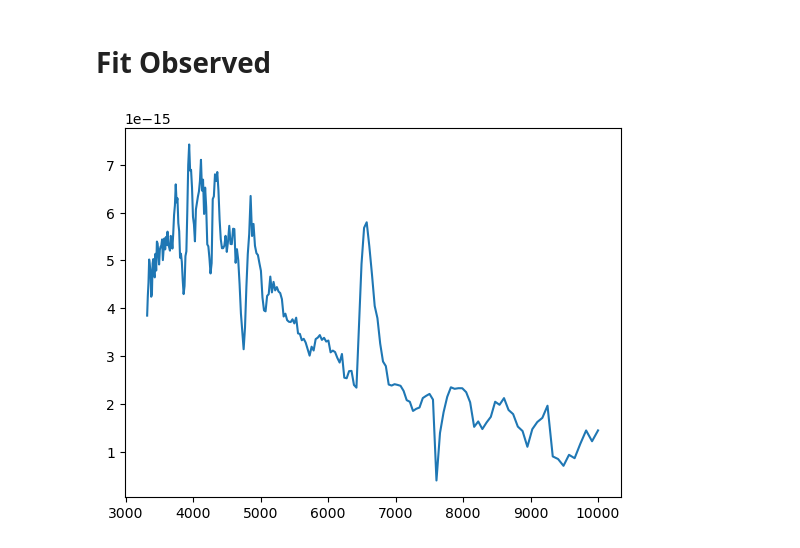
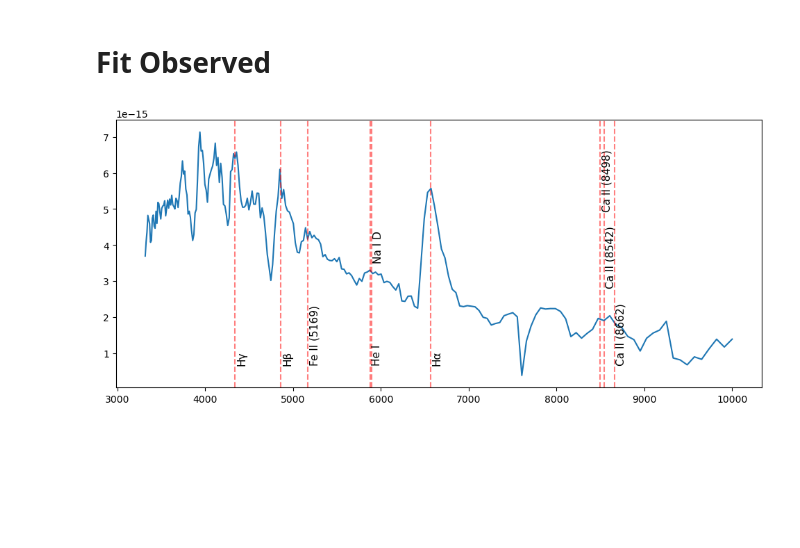
Before and after one commit to MichaelLukaszyk/iip-emulator, a Jupyter notebook: interpolator/interp.ipynb, the cells around one changed output. Cells and saved outputs as stored; diff of their text form; code cells hidden in the pictures; blank space fills up the shorter version.

```diff
--- a/interpolator/interp.ipynb
+++ b/interpolator/interp.ipynb
@@ -16,17 +16,17 @@ def show_active():
 
 folder_path_win = os.path.dirname('C:/Users/mikel/Desktop/grid_output/')
 folder_path_wsl = os.path.dirname('/mnt/c/Users/mikel/Desktop/grid_output/')
-folder_path = folder_path_win
+folder_path = folder_path_wsl
 runs_path = os.path.join(folder_path, '2020jfo.log')
 param_names = ['log_lsun', 't_exp', 't_inner', 'v_start']
-limits = [(8, 10.5), (11, 15), (11800, 15800), (5800, 6600)]
+limits = [(np.min(X[name]), np.max(X[name])) for name in param_names]
 
 # Read data
 runs_df = pd.read_json(runs_path, lines=True)
 wav = None
 seds = []
 for run in runs_df.itertuples():
-    sed_df = pd.read_csv(os.path.join(folder_path, run.id + '_sed.csv'))
+    sed_df = pd.read_csv(os.path.join(folder_path, str(run.id) + '_sed.csv'))
     seds.append(sed_df['L_density'].values)
     if wav is None:
         wav = sed_df['wavelength'].values
@@ -206,49 +206,75 @@ plt.show()
 from scipy.interpolate import interp1d
 obs_df = pd.read_csv('2020jfo-FLOYDS-S-2020-05-19.csv', comment='#')
 y_obs = interp1d(obs_df['wavelength'], obs_df['flux'], bounds_error=False)(wav)
+y_obs_err = interp1d(obs_df['wavelength'], obs_df['fluxerr'], bounds_error=False)(wav)
 
-# Flux calibrate
+# Flux calibrate and deredshift
 from astropy.constants import c
+z = 0.005224
 filter_df = pd.read_csv('Palomar_ZTF.r_fil.dat', names=['wavelength', 'transmission'], sep=' ')
-transmission = interp1d(filter_df['wavelength'], filter_df['transmission'], bounds_error=False)(wav)
+transmission = interp1d(filter_df['wavelength'] / (1 + z), filter_df['transmission'], bounds_error=False)(wav)
 m_AB = 14.547
 f_0 = 2.64009e-9 * u.erg/u.cm**2/u.s/u.AA
 f_density = 10**(m_AB/-2.5) * f_0
 mask = np.isfinite(transmission)
 y_obs *= np.sum(f_density.value*transmission[mask]) / np.sum(y_obs[mask])
 
-plt.figure()
+plt.figure(figsize=(12, 5))
 plt.plot(wav, y_obs)
+lines = {
+    "Hα": 6562.8,
+    "Hβ": 4861.3,
+    "Hγ": 4340.5,
+    "He I": 5875.6,
+    "Na I D": 5892,
+    "Ca II (8498)": 8498,
+    "Ca II (8542)": 8542,
+    "Ca II (8662)": 8662,
+    "Fe II (5169)": 5169,
+}
+label_heights = {
+    "Na I D": 0.5,
+    "Ca II (8498)": 0.7,
+    "Ca II (8542)": 0.4,
+    "Ca II (8662)": 0.1,
+}
+import matplotlib as mpl
+cmap = mpl.colormaps['tab10']
+i = 0
+for name, value in lines.items():
+    plt.axvline(value, color='red', linestyle='--', alpha=0.5)
+    height = name in label_heights and label_heights[name] or 0.1
+    plt.text(value + 15, height * max(y_obs), name, rotation=90, fontsize=11)
 show_active()
 
 # Add scale as optimization parameter
 opt_start = list(X_train.mean().values)
 opt_limits = limits.copy()
 opt_start.append(10**53)
 opt_limits.append((10**50, 10**60))
 
 # Find best fit
 results = []
 
 def f(x):
     scale = x[-1]
     X_mod = pd.DataFrame([x[:-1]], columns=param_names)
     #y_mod = model.predict(X_mod)[0]
     y_mod = interp(list(X_mod.values))[0]
     mask = ~(np.isnan(y_mod) | np.isnan(y_obs))
     if not np.any(mask):
         return np.inf
     else:
         y1 = y_mod[mask]
         y2 = y_obs[mask]*scale
         fe = np.abs(y1 - y2)/y2
         mean_fe = np.mean(fe)
         max_fe = np.max(fe)
         results.append({'mean_fe': mean_fe, 'max_fe': max_fe, 'X': X_mod, 'y': y_mod, 'scale': scale})
         return mean_fe
 
 from scipy.optimize import differential_evolution
 result = differential_evolution(f, x0=opt_start, bounds=opt_limits)
 results = sorted(results, key=lambda x: x['mean_fe'])
 # %% [output]
-[figure, old version]
+[figure, new version]
```
Also changed, not shown: parts of 4 cells of this notebook, 12 other files.
